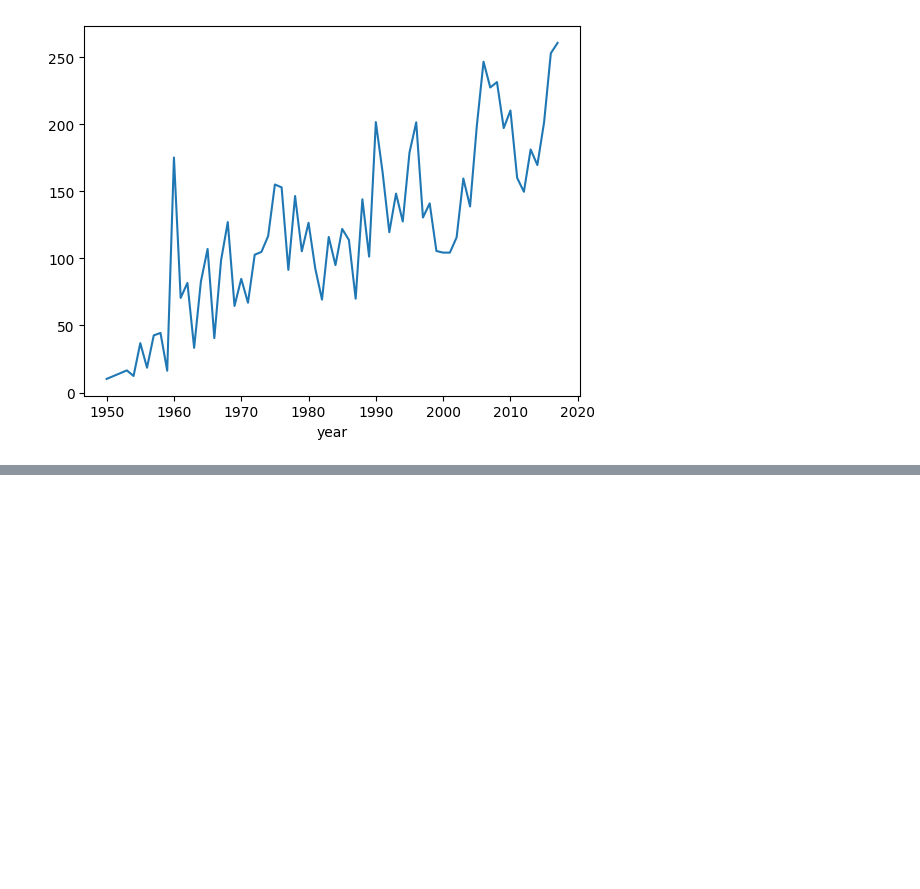
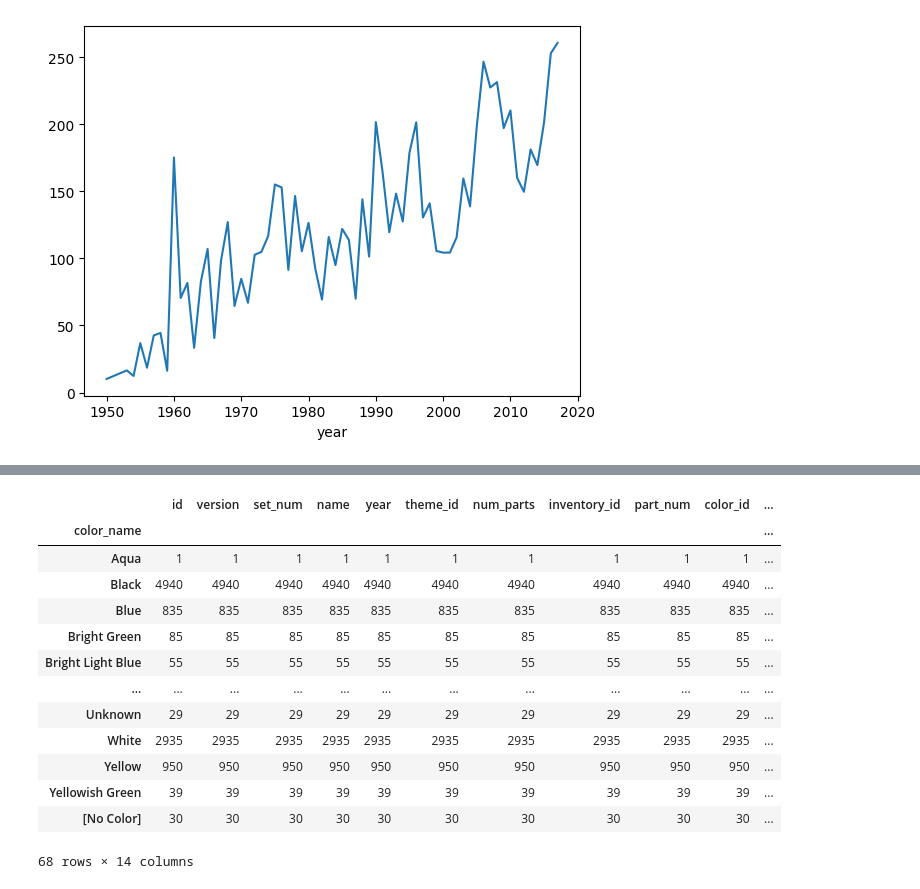
Before and after one commit to MatthewKolotylo/Lego-Project, a Jupyter notebook: Master Code Copy.ipynb, the cells around one changed output, grey strips where cells are left out. Drawn from its saved outputs; the diff is of its cells as text; code cells hidden in the pictures; blank space fills up the shorter version.

```diff
--- a/Master Code Copy.ipynb
+++ b/Master Code Copy.ipynb
@@ -137,6 +61,3 @@ num_parts_overtime.plot()
 # %% [output]
 <Axes: xlabel='year'>
 [figure]
-# %%
-colors_df.rename(columns={'id':'color_id'}, inplace=True)
-colors_df
@@ -156,0 +125,7 @@ colors_df
+# %%
+year_color_df =pd.merge(inventories_df, sets_df, left_on='set_num', right_on='set_num')
+year_color_df1 =pd.merge(year_color_df, inventory_parts_df, left_on='id', right_on='inventory_id')
+year_color_df2 =pd.merge(year_color_df1, colors_df, left_on='color_id', right_on='color_id')
+year_color_df3 =pd.merge(year_color_df2, parts_df, left_on='part_num', right_on='part_num')
+year_color_df3.head(10)
+#come back
@@ -156,0 +189,18 @@ colors_df
+# %%
+colors_2017 = year_color_df2[year_color_df2['year'] == 2017]
+colors_2017.groupby(['color_name']).count()
+# %% [output]
+|  | id | version | set_num | name | year | theme_id | num_parts | inventory_id | part_num | color_id | ... |
+| color_name |  |  |  |  |  |  |  |  |  |  | ... |
+| Aqua | 1 | 1 | 1 | 1 | 1 | 1 | 1 | 1 | 1 | 1 | ... |
+| Black | 4940 | 4940 | 4940 | 4940 | 4940 | 4940 | 4940 | 4940 | 4940 | 4940 | ... |
+| Blue | 835 | 835 | 835 | 835 | 835 | 835 | 835 | 835 | 835 | 835 | ... |
+| Bright Green | 85 | 85 | 85 | 85 | 85 | 85 | 85 | 85 | 85 | 85 | ... |
+| Bright Light Blue | 55 | 55 | 55 | 55 | 55 | 55 | 55 | 55 | 55 | 55 | ... |
+| ... | ... | ... | ... | ... | ... | ... | ... | ... | ... | ... | ... |
+| Unknown | 29 | 29 | 29 | 29 | 29 | 29 | 29 | 29 | 29 | 29 | ... |
+| White | 2935 | 2935 | 2935 | 2935 | 2935 | 2935 | 2935 | 2935 | 2935 | 2935 | ... |
+| Yellow | 950 | 950 | 950 | 950 | 950 | 950 | 950 | 950 | 950 | 950 | ... |
+| Yellowish Green | 39 | 39 | 39 | 39 | 39 | 39 | 39 | 39 | 39 | 39 | ... |
+| [No Color] | 30 | 30 | 30 | 30 | 30 | 30 | 30 | 30 | 30 | 30 | ... |
+68 rows × 14 columns
```
Also changed, not shown: parts of 32 cells of this notebook.
